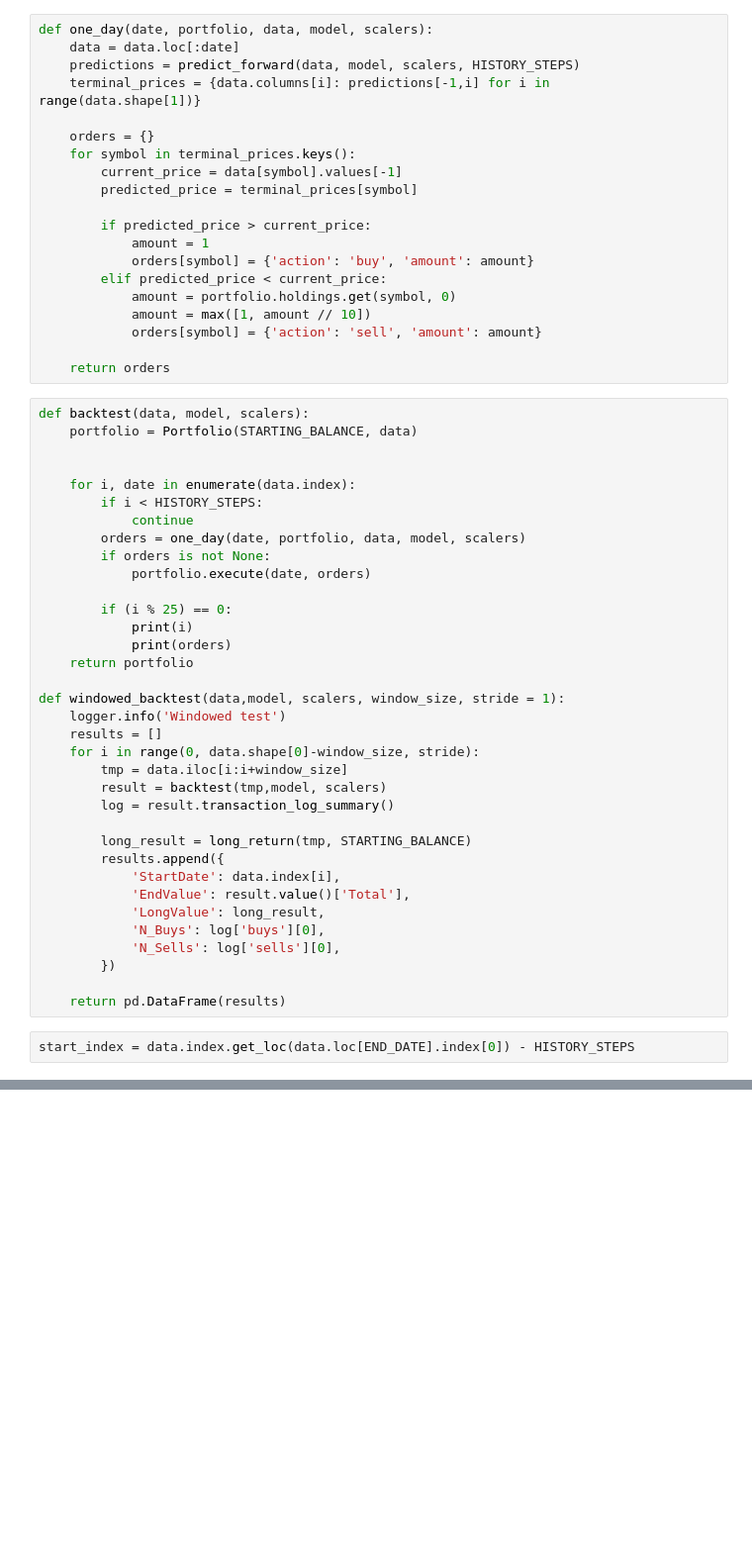
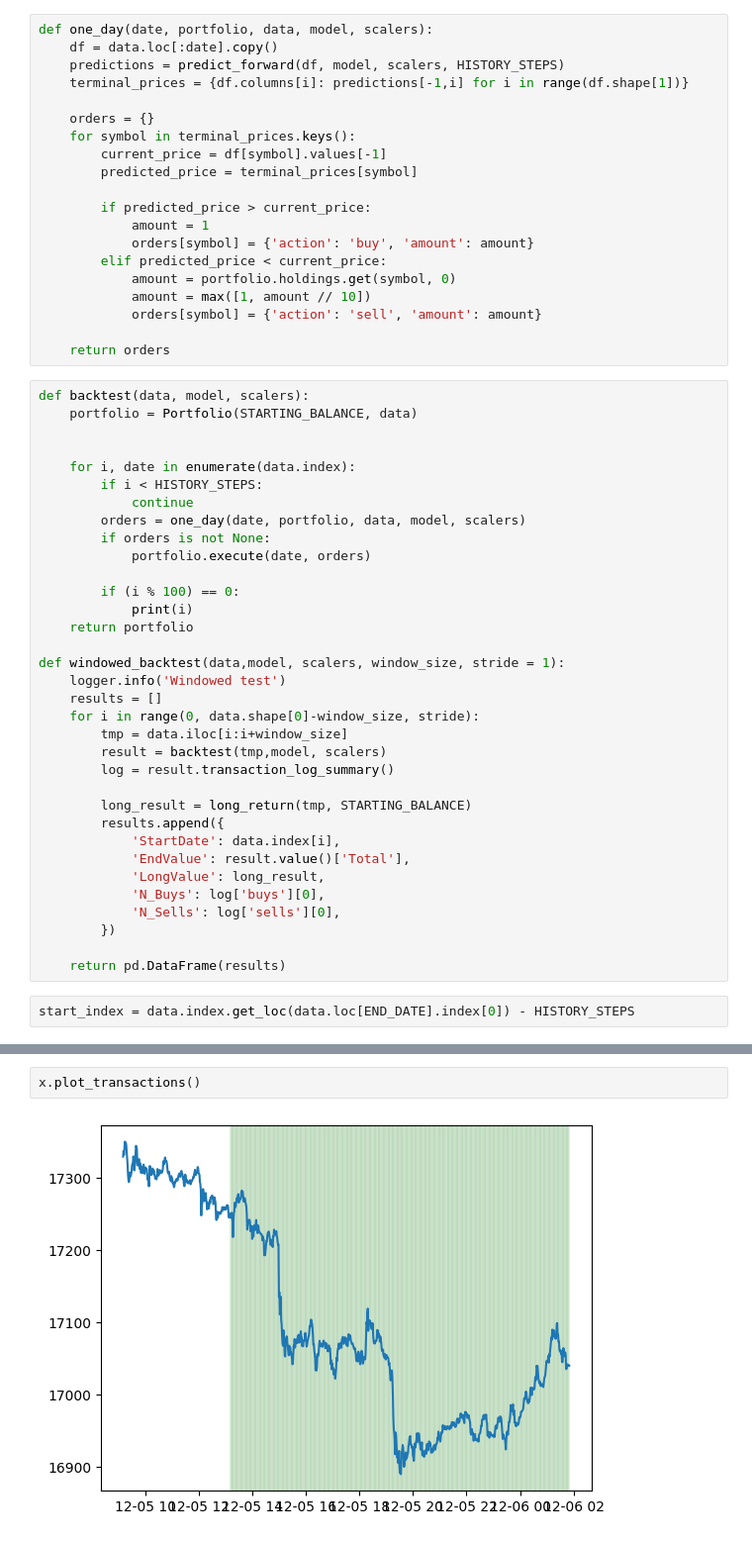
Before and after one commit to lkleinbrodt/auctioneer, a Jupyter notebook: src/notebook.ipynb, the cells around one changed output, grey strips where cells are left out. Shown: that part at 99% size. Drawn from its saved outputs; the diff is of its cells as text; blank space fills up the shorter version.

```diff
--- a/src/notebook.ipynb
+++ b/src/notebook.ipynb
@@ -23,12 +24,12 @@ To enable them in other operations, rebuild TensorFlow with the appropriate comp
 # %%
 def one_day(date, portfolio, data, model, scalers):
-    data = data.loc[:date]
-    predictions = predict_forward(data, model, scalers, HISTORY_STEPS)
-    terminal_prices = {data.columns[i]: predictions[-1,i] for i in range(data.shape[1])}
+    df = data.loc[:date].copy()
+    predictions = predict_forward(df, model, scalers, HISTORY_STEPS)
+    terminal_prices = {df.columns[i]: predictions[-1,i] for i in range(df.shape[1])}
 
     orders = {}
     for symbol in terminal_prices.keys():
-        current_price = data[symbol].values[-1]
+        current_price = df[symbol].values[-1]
         predicted_price = terminal_prices[symbol]
 
         if predicted_price > current_price:
@@ -52,9 +53,8 @@ def backtest(data, model, scalers):
         if orders is not None:
             portfolio.execute(date, orders)
 
-        if (i % 25) == 0:
+        if (i % 100) == 0:
             print(i)
-            print(orders)
     return portfolio
 
 def windowed_backtest(data,model, scalers, window_size, stride = 1):
@@ -109,0 +130,4 @@ x = backtest(eval_data, model, scalers)
+# %%
+x.plot_transactions()
+# %% [output]
+[figure, added]
```
Also changed, not shown: parts of 8 cells of this notebook, 2 other files.
